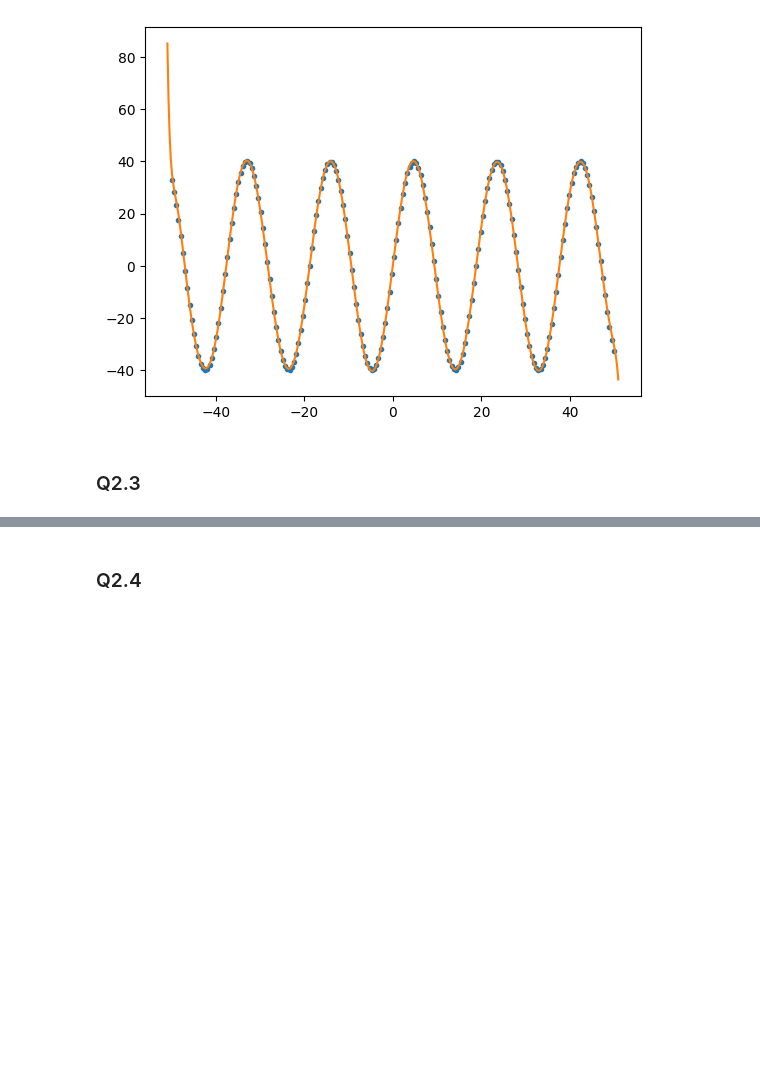
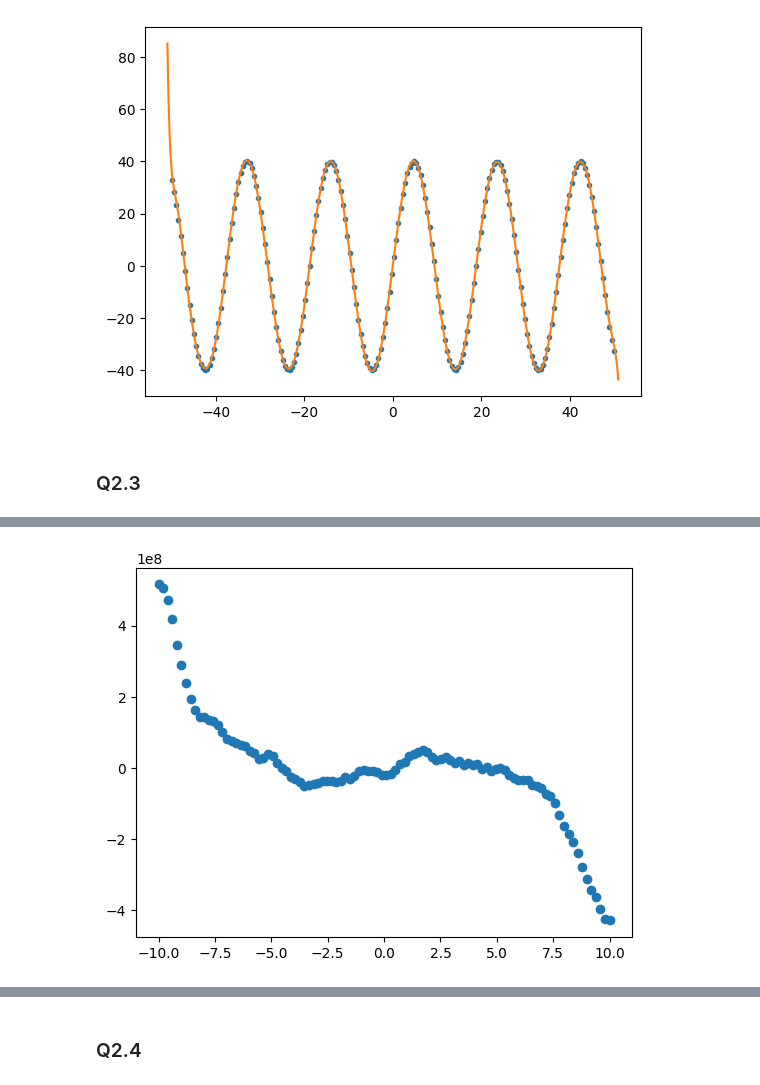
Before and after one commit to garfield-gray/Optimization, a Jupyter notebook: NonConvex/Data_Fitting_&_Denoising.ipynb, the cells around one changed output, grey strips where cells are left out. Saved outputs shown, nothing was run; the diff lists cells and outputs as text; code cells hidden in the pictures; blank space fills up the shorter version.

```diff
--- a/NonConvex/Data_Fitting_&_Denoising.ipynb
+++ b/NonConvex/Data_Fitting_&_Denoising.ipynb
@@ -265,0 +291,9 @@ plt.show()
+# %%
+data4 = np.array(load_data('Data4.txt'))
+data4 = data4[np.argsort(data4, axis = 0)[:,0]]
+Denoiseddata4 = data4
+Denoiseddata4[:,1] = Denoise(data4[:,1], 10)
+plt.scatter(Denoiseddata4[:,0], Denoiseddata4[:,1])
+plt.show()
+# %% [output]
+[figure, added]
```
Also changed, not shown: parts of 16 cells of this notebook.
